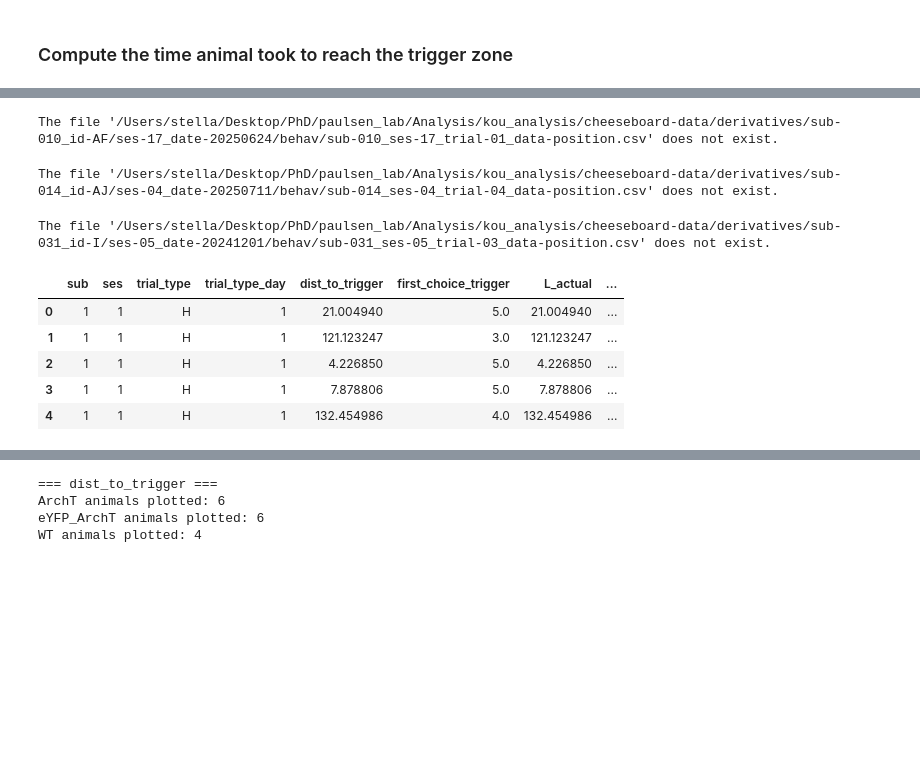
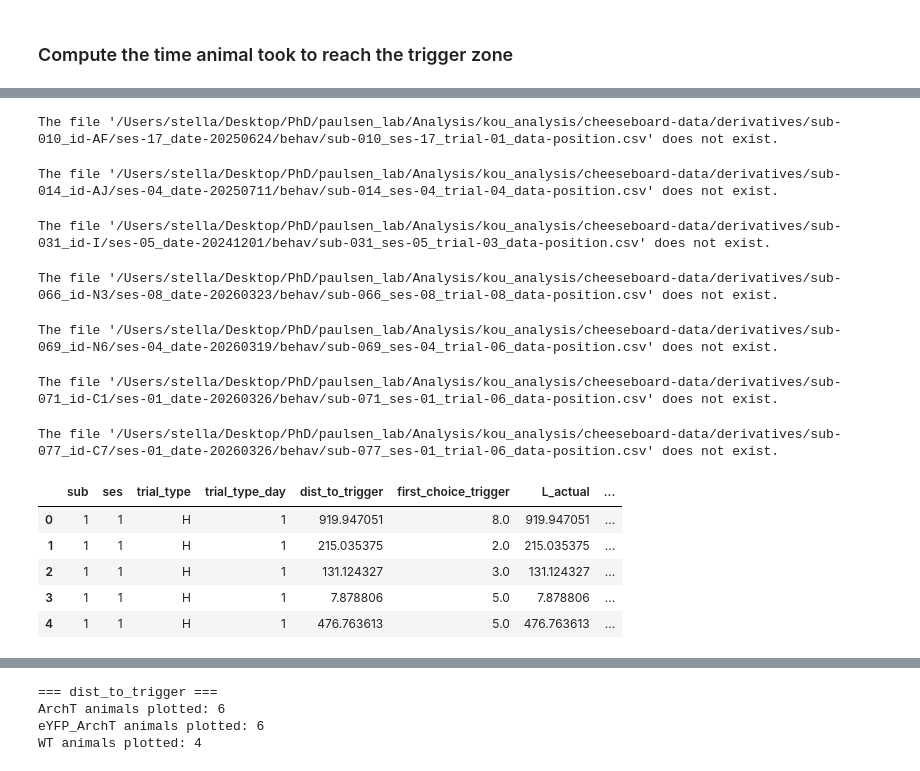
Before and after one commit to Koushouu/Cheeseboard, a Jupyter notebook: exploratory/distance_and_speed.ipynb, the cells around one changed output, grey strips where cells are left out. Drawn from its saved outputs; the diff is of its cells as text; code cells hidden in the pictures; blank space fills up the shorter version.

```diff
--- a/exploratory/distance_and_speed.ipynb
+++ b/exploratory/distance_and_speed.ipynb
@@ -716,7 +716,7 @@ metadata['path_eff']             = np.nan   # L_shortest / L_actual * 100
 R_TRIGGER = (10/1.2)
 
 # --- SETTINGS you can comment/uncomment ---
-REQUIRE_STAY_2S = False          # False → any entry; True → require ≥2 s stay
+REQUIRE_STAY_2S = True          # False → any entry; True → require ≥2 s stay
 MIN_DUR_MS      = 2000           # min duration threshold in ms
 # -----------------------------------------
 
@@ -877,35 +877,39 @@ for trial_id in tqdm(range(len(metadata))):
     # ------------------------------------------------------------
     CIPL = L_actual - L_shortest if np.isfinite(L_actual) and np.isfinite(L_shortest) else np.nan
     if L_actual > 0:
         path_eff = (L_shortest / L_actual) * 100.0
     else:
         path_eff = np.nan
 
     # ------------------------------------------------------------
     # Store everything
     # ------------------------------------------------------------
     metadata.at[trial_id, 'dist_to_trigger']      = L_actual
     metadata.at[trial_id, 'first_choice_trigger'] = trig_first
     metadata.at[trial_id, 'L_actual']             = L_actual
     metadata.at[trial_id, 'L_shortest']           = L_shortest
     metadata.at[trial_id, 'CIPL']                 = CIPL
     metadata.at[trial_id, 'path_eff']             = path_eff
 
 # quick check
 metadata[['sub','ses','trial_type','trial_type_day',
           'dist_to_trigger',
           'first_choice_trigger',
           'L_actual',
           'L_shortest',
           'CIPL',
           'path_eff']].head()
 # %% [output]
 The file '/Users/stella/Desktop/PhD/paulsen_lab/Analysis/kou_analysis/cheeseboard-data/derivatives/sub-010_id-AF/ses-17_date-20250624/behav/sub-010_ses-17_trial-01_data-position.csv' does not exist.
 The file '/Users/stella/Desktop/PhD/paulsen_lab/Analysis/kou_analysis/cheeseboard-data/derivatives/sub-014_id-AJ/ses-04_date-20250711/behav/sub-014_ses-04_trial-04_data-position.csv' does not exist.
 The file '/Users/stella/Desktop/PhD/paulsen_lab/Analysis/kou_analysis/cheeseboard-data/derivatives/sub-031_id-I/ses-05_date-20241201/behav/sub-031_ses-05_trial-03_data-position.csv' does not exist.
+The file '/Users/stella/Desktop/PhD/paulsen_lab/Analysis/kou_analysis/cheeseboard-data/derivatives/sub-066_id-N3/ses-08_date-20260323/behav/sub-066_ses-08_trial-08_data-position.csv' does not exist.
+The file '/Users/stella/Desktop/PhD/paulsen_lab/Analysis/kou_analysis/cheeseboard-data/derivatives/sub-069_id-N6/ses-04_date-20260319/behav/sub-069_ses-04_trial-06_data-position.csv' does not exist.
+The file '/Users/stella/Desktop/PhD/paulsen_lab/Analysis/kou_analysis/cheeseboard-data/derivatives/sub-071_id-C1/ses-01_date-20260326/behav/sub-071_ses-01_trial-06_data-position.csv' does not exist.
+The file '/Users/stella/Desktop/PhD/paulsen_lab/Analysis/kou_analysis/cheeseboard-data/derivatives/sub-077_id-C7/ses-01_date-20260326/behav/sub-077_ses-01_trial-06_data-position.csv' does not exist.
 |  | sub | ses | trial_type | trial_type_day | dist_to_trigger | first_choice_trigger | L_actual | ... |
-| 0 | 1 | 1 | H | 1 | 21.004940 | 5.0 | 21.004940 | ... |
-| 1 | 1 | 1 | H | 1 | 121.123247 | 3.0 | 121.123247 | ... |
-| 2 | 1 | 1 | H | 1 | 4.226850 | 5.0 | 4.226850 | ... |
+| 0 | 1 | 1 | H | 1 | 919.947051 | 8.0 | 919.947051 | ... |
+| 1 | 1 | 1 | H | 1 | 215.035375 | 2.0 | 215.035375 | ... |
+| 2 | 1 | 1 | H | 1 | 131.124327 | 3.0 | 131.124327 | ... |
 | 3 | 1 | 1 | H | 1 | 7.878806 | 5.0 | 7.878806 | ... |
-| 4 | 1 | 1 | H | 1 | 132.454986 | 4.0 | 132.454986 | ... |
+| 4 | 1 | 1 | H | 1 | 476.763613 | 5.0 | 476.763613 | ... |
```
Also changed, not shown: parts of 9 cells of this notebook, 4 other files.
